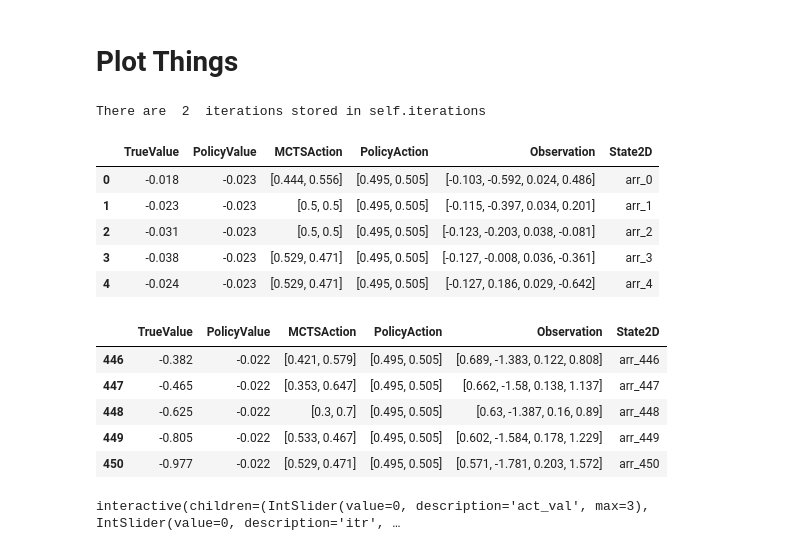
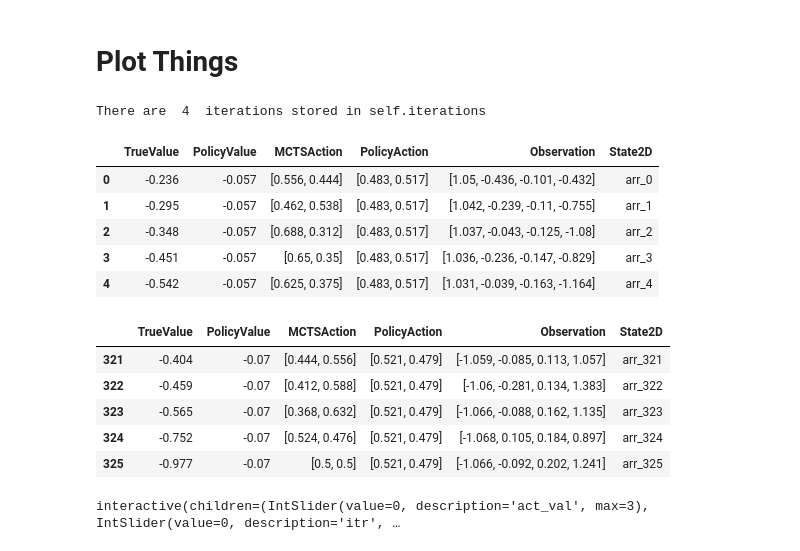
Before and after one commit to alexdarch/Project, a Jupyter notebook: CartPole/ResultsVisualisation.ipynb, the cells around one changed output. Cells and saved outputs as stored; diff of their text form; code cells hidden in the pictures.

```diff
--- a/CartPole/ResultsVisualisation.ipynb
+++ b/CartPole/ResultsVisualisation.ipynb
@@ -496,28 +496,28 @@ class VisualiseData:
 # %%
 # folder = os.path.join('..\ArchivedData', 'WhyNNETdoesntworkRes', '3Actions\\')
 # folder = os.path.join('..\ArchivedData', 'WhyNNETdoesntworkConv', '3Actions\\')
 folder = r'Data\\'
 # folder = os.path.join('..\ArchivedData', '40sims\\')
 # folder = os.path.join('..\ArchivedData', 'no2Dstatetest\\')
-v = VisualiseData(folder, iters=[0, 1]) #, 1, 2, 3, 4, 5, 6])
+v = VisualiseData(folder, iters=[0, 1,2,3]) #, 1, 2, 3, 4, 5, 6])
 v.iter_training_data[0].episode_training_data['Episode0'].head()
 # %% [output]
-There are  2  iterations stored in self.iterations
+There are  4  iterations stored in self.iterations
 |  | TrueValue | PolicyValue | MCTSAction | PolicyAction | Observation | State2D |
-| 0 | -0.018 | -0.023 | [0.444, 0.556] | [0.495, 0.505] | [-0.103, -0.592, 0.024, 0.486] | arr_0 |
-| 1 | -0.023 | -0.023 | [0.5, 0.5] | [0.495, 0.505] | [-0.115, -0.397, 0.034, 0.201] | arr_1 |
-| 2 | -0.031 | -0.023 | [0.5, 0.5] | [0.495, 0.505] | [-0.123, -0.203, 0.038, -0.081] | arr_2 |
-| 3 | -0.038 | -0.023 | [0.529, 0.471] | [0.495, 0.505] | [-0.127, -0.008, 0.036, -0.361] | arr_3 |
-| 4 | -0.024 | -0.023 | [0.529, 0.471] | [0.495, 0.505] | [-0.127, 0.186, 0.029, -0.642] | arr_4 |
+| 0 | -0.236 | -0.057 | [0.556, 0.444] | [0.483, 0.517] | [1.05, -0.436, -0.101, -0.432] | arr_0 |
+| 1 | -0.295 | -0.057 | [0.462, 0.538] | [0.483, 0.517] | [1.042, -0.239, -0.11, -0.755] | arr_1 |
+| 2 | -0.348 | -0.057 | [0.688, 0.312] | [0.483, 0.517] | [1.037, -0.043, -0.125, -1.08] | arr_2 |
+| 3 | -0.451 | -0.057 | [0.65, 0.35] | [0.483, 0.517] | [1.036, -0.236, -0.147, -0.829] | arr_3 |
+| 4 | -0.542 | -0.057 | [0.625, 0.375] | [0.483, 0.517] | [1.031, -0.039, -0.163, -1.164] | arr_4 |
 # %%
 v.iter_training_data[0].all_iter_data.tail()
 # %% [output]
 |  | TrueValue | PolicyValue | MCTSAction | PolicyAction | Observation | State2D |
-| 446 | -0.382 | -0.022 | [0.421, 0.579] | [0.495, 0.505] | [0.689, -1.383, 0.122, 0.808] | arr_446 |
-| 447 | -0.465 | -0.022 | [0.353, 0.647] | [0.495, 0.505] | [0.662, -1.58, 0.138, 1.137] | arr_447 |
-| 448 | -0.625 | -0.022 | [0.3, 0.7] | [0.495, 0.505] | [0.63, -1.387, 0.16, 0.89] | arr_448 |
-| 449 | -0.805 | -0.022 | [0.533, 0.467] | [0.495, 0.505] | [0.602, -1.584, 0.178, 1.229] | arr_449 |
-| 450 | -0.977 | -0.022 | [0.529, 0.471] | [0.495, 0.505] | [0.571, -1.781, 0.203, 1.572] | arr_450 |
+| 321 | -0.404 | -0.07 | [0.444, 0.556] | [0.521, 0.479] | [-1.059, -0.085, 0.113, 1.057] | arr_321 |
+| 322 | -0.459 | -0.07 | [0.412, 0.588] | [0.521, 0.479] | [-1.06, -0.281, 0.134, 1.383] | arr_322 |
+| 323 | -0.565 | -0.07 | [0.368, 0.632] | [0.521, 0.479] | [-1.066, -0.088, 0.162, 1.135] | arr_323 |
+| 324 | -0.752 | -0.07 | [0.524, 0.476] | [0.521, 0.479] | [-1.068, 0.105, 0.184, 0.897] | arr_324 |
+| 325 | -0.977 | -0.07 | [0.5, 0.5] | [0.521, 0.479] | [-1.066, -0.092, 0.202, 1.241] | arr_325 |
 # %%
 interact(v.vs_state_3d, act_val=(0, 3, 1), itr=(0 ,6, 1), angle=(0, 180, 5), var_state=(1, 3, 2), fixed_state=(-3, 3, 0.1), binsize=(0.05, 2, 0.05))
 # %% [output]
```
Also changed, not shown: parts of 4 cells of this notebook, 3 other files.
